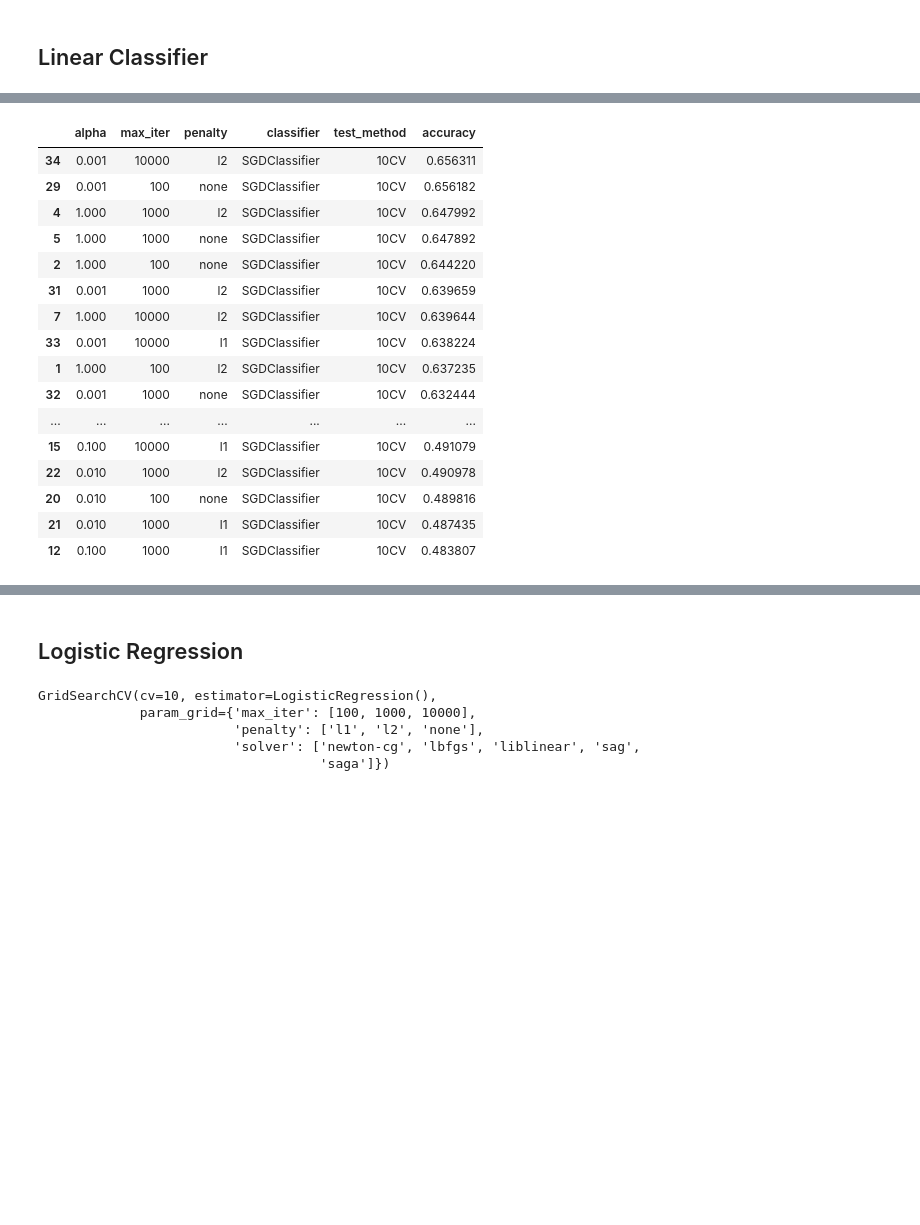
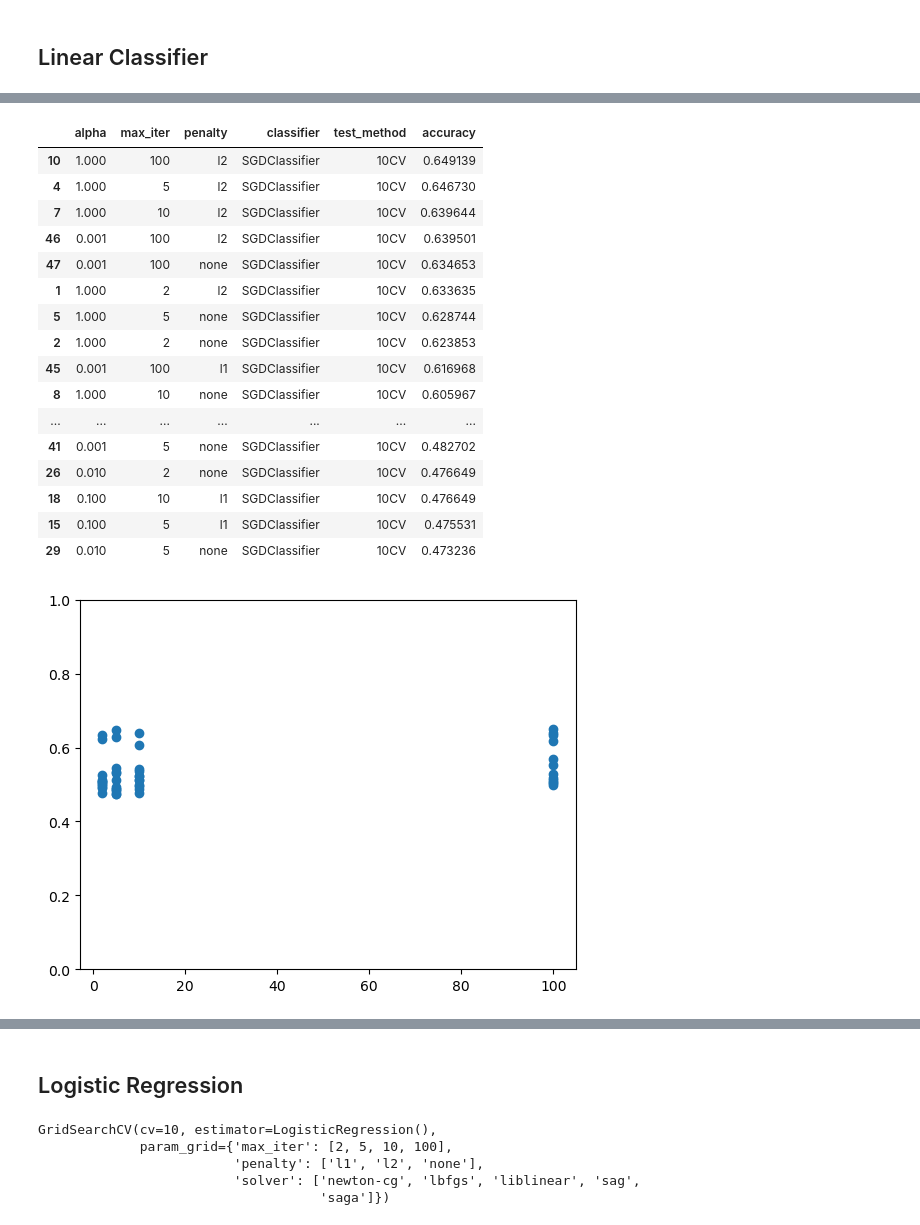
Before and after one commit to DuplexCard/F20DL-Natalia-G4, a Jupyter notebook: lab9.ipynb, the cells around one changed output, grey strips where cells are left out. Saved outputs shown, nothing was run; the diff lists cells and outputs as text; code cells hidden in the pictures; blank space fills up the shorter version.

```diff
--- a/lab9.ipynb
+++ b/lab9.ipynb
@@ -92,7 +92,7 @@ X_train.shape
 #batch size is not supported in SGDClassifier, can be done using partial_fit
 parameters = {
     "alpha": [1.0, 0.1, 0.01, 0.001],
-    "max_iter": [100, 1000, 10000],
+    "max_iter": [2, 5, 10, 100],
     "penalty" : ["l1", "l2", "none"]
 
 }
@@ -113,26 +113,35 @@ Test accuracy: 0.645933014354067
 # %%
 table = pd.DataFrame(linear_cv.cv_results_["params"])
 table["classifier"] = "SGDClassifier"
 table["test_method"] = "10CV"
 table["accuracy"] = linear_cv.cv_results_["mean_test_score"]
 table = table.sort_values(by=["accuracy"], ascending=False)
 
-table
+display(table)
+
+plt.ylim(0,1)
+plt.scatter(table["max_iter"], table["accuracy"])
+plt.show()
+plt.bar(table["penalty"], table["accuracy"])
+plt.show()
+plt.scatter(table["alpha"], table["accuracy"])
+plt.show()
 # %% [output]
 |  | alpha | max_iter | penalty | classifier | test_method | accuracy |
-| 34 | 0.001 | 10000 | l2 | SGDClassifier | 10CV | 0.656311 |
-| 29 | 0.001 | 100 | none | SGDClassifier | 10CV | 0.656182 |
-| 4 | 1.000 | 1000 | l2 | SGDClassifier | 10CV | 0.647992 |
-| 5 | 1.000 | 1000 | none | SGDClassifier | 10CV | 0.647892 |
-| 2 | 1.000 | 100 | none | SGDClassifier | 10CV | 0.644220 |
-| 31 | 0.001 | 1000 | l2 | SGDClassifier | 10CV | 0.639659 |
-| 7 | 1.000 | 10000 | l2 | SGDClassifier | 10CV | 0.639644 |
-| 33 | 0.001 | 10000 | l1 | SGDClassifier | 10CV | 0.638224 |
-| 1 | 1.000 | 100 | l2 | SGDClassifier | 10CV | 0.637235 |
-| 32 | 0.001 | 1000 | none | SGDClassifier | 10CV | 0.632444 |
+| 10 | 1.000 | 100 | l2 | SGDClassifier | 10CV | 0.649139 |
+| 4 | 1.000 | 5 | l2 | SGDClassifier | 10CV | 0.646730 |
+| 7 | 1.000 | 10 | l2 | SGDClassifier | 10CV | 0.639644 |
+| 46 | 0.001 | 100 | l2 | SGDClassifier | 10CV | 0.639501 |
+| 47 | 0.001 | 100 | none | SGDClassifier | 10CV | 0.634653 |
+| 1 | 1.000 | 2 | l2 | SGDClassifier | 10CV | 0.633635 |
+| 5 | 1.000 | 5 | none | SGDClassifier | 10CV | 0.628744 |
+| 2 | 1.000 | 2 | none | SGDClassifier | 10CV | 0.623853 |
+| 45 | 0.001 | 100 | l1 | SGDClassifier | 10CV | 0.616968 |
+| 8 | 1.000 | 10 | none | SGDClassifier | 10CV | 0.605967 |
 | ... | ... | ... | ... | ... | ... | ... |
-| 15 | 0.100 | 10000 | l1 | SGDClassifier | 10CV | 0.491079 |
-| 22 | 0.010 | 1000 | l2 | SGDClassifier | 10CV | 0.490978 |
-| 20 | 0.010 | 100 | none | SGDClassifier | 10CV | 0.489816 |
-| 21 | 0.010 | 1000 | l1 | SGDClassifier | 10CV | 0.487435 |
-| 12 | 0.100 | 1000 | l1 | SGDClassifier | 10CV | 0.483807 |
+| 41 | 0.001 | 5 | none | SGDClassifier | 10CV | 0.482702 |
+| 26 | 0.010 | 2 | none | SGDClassifier | 10CV | 0.476649 |
+| 18 | 0.100 | 10 | l1 | SGDClassifier | 10CV | 0.476649 |
+| 15 | 0.100 | 5 | l1 | SGDClassifier | 10CV | 0.475531 |
+| 29 | 0.010 | 5 | none | SGDClassifier | 10CV | 0.473236 |
+[figure, added]
@@ -141,7 +152,7 @@ table
 # %%
 #batch size is not supported in SGDClassifier, can be done using partial_fit
 parameters = {
-    "max_iter": [100, 1000, 10000],
+    "max_iter": [2, 5, 10, 100],
     "penalty" : ["l1", "l2", "none"],
     "solver": ["newton-cg", "lbfgs", "liblinear", "sag", "saga"]}
 
@@ -150,7 +161,7 @@ logistic_cv = GridSearchCV(log_regression, parameters, cv=10)
 logistic_cv.fit(X_train,y_train)
 # %% [output]
 GridSearchCV(cv=10, estimator=LogisticRegression(),
-             param_grid={'max_iter': [100, 1000, 10000],
+             param_grid={'max_iter': [2, 5, 10, 100],
                          'penalty': ['l1', 'l2', 'none'],
                          'solver': ['newton-cg', 'lbfgs', 'liblinear', 'sag',
                                     'saga']})
```
Also changed, not shown: parts of 6 cells of this notebook.
